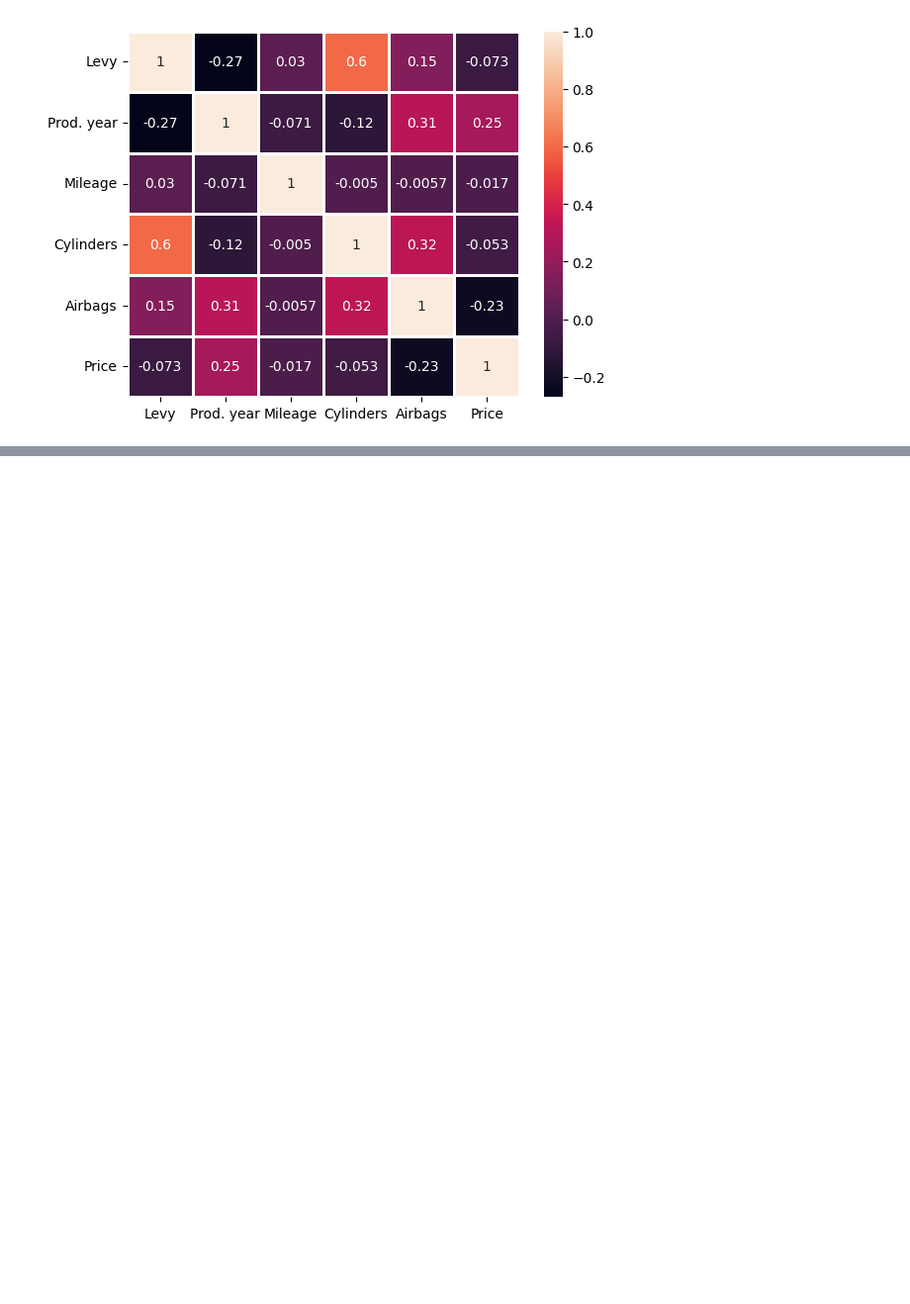
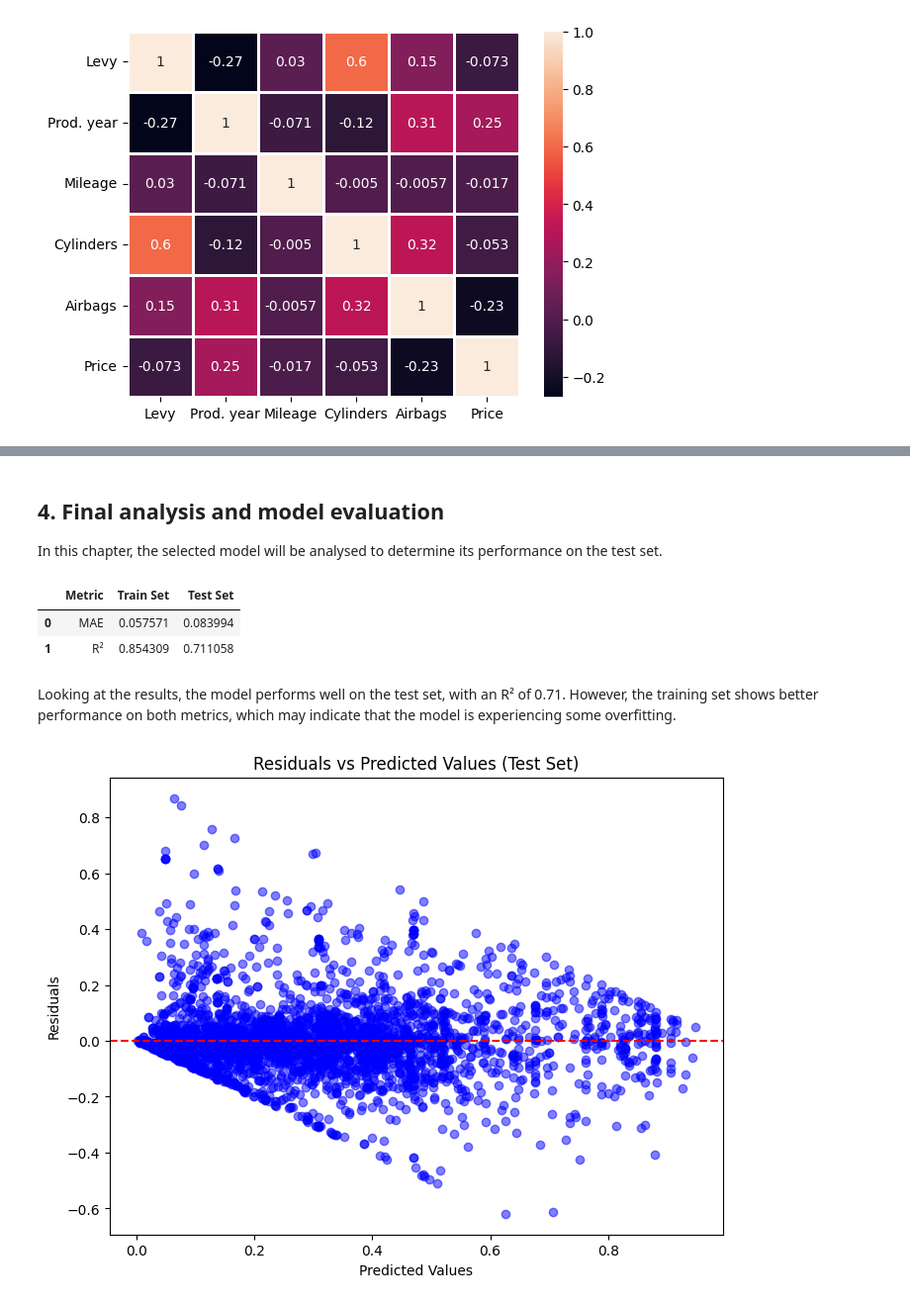
Before and after one commit to luismz14/Kaggle, a Jupyter notebook: kaggle.ipynb, the cells around one changed output, grey strips where cells are left out. Shown at 99% size. Cells and saved outputs as stored; diff of their text form; code cells hidden in the pictures; blank space fills up the shorter version.

```diff
--- a/kaggle.ipynb
+++ b/kaggle.ipynb
@@ -380,3 +404,3 @@ The next step is work with the NaNs in the dataset, first in train set and then
 # %%
-X_train=X_train.fillna(train.mean())
-X_test=X_test.fillna(test.mean())
+X_train=X_train.fillna(X_train.mean())
+X_test=X_test.fillna(X_test.mean())
@@ -428,0 +475,42 @@ Ridge R²: 0.21054513916336004
+# %% [markdown]
+## 4. Final analysis and model evaluation
+
+In this chapter, the selected model will be analysed to determine its performance on the test set.
+# %%
+model = RandomForestRegressor(n_jobs=-1, max_depth=17, n_estimators=296, random_state=42)
+model.fit(X_train, y_train)
+
+predictions_test = model.predict(X_test)
+predictions_train = model.predict(X_train)
+
+r2_test = r2_score(y_test, predictions_test)
+mae_test = mean_absolute_error(y_test, predictions_test)
+
+r2_train = r2_score(y_train, predictions_train)
+mae_train = mean_absolute_error(y_train, predictions_train)
+
+
+results = pd.DataFrame({
+    'Metric': ['MAE','R²'],
+    'Train Set': [mae_train, r2_train],
+    'Test Set': [mae_test, r2_test]
+})
+
+results
+# %% [output]
+|  | Metric | Train Set | Test Set |
+| 0 | MAE | 0.057571 | 0.083994 |
+| 1 | R² | 0.854309 | 0.711058 |
+# %% [markdown]
+Looking at the results, the model performs well on the test set, with an R² of 0.71. However, the training set shows better performance on both metrics, which may indicate that the model is experiencing some overfitting.
+# %%
+residuals_test = y_test - predictions_test
+plt.figure(figsize=(8, 6))
+plt.scatter(predictions_test, residuals_test, color='blue', alpha=0.5)
+plt.axhline(y=0, color='red', linestyle='--')
+plt.title('Residuals vs Predicted Values (Test Set)')
+plt.xlabel('Predicted Values')
+plt.ylabel('Residuals')
+plt.show()
+# %% [output]
+[figure, added]
```
Also changed, not shown: parts of 47 cells of this notebook.
